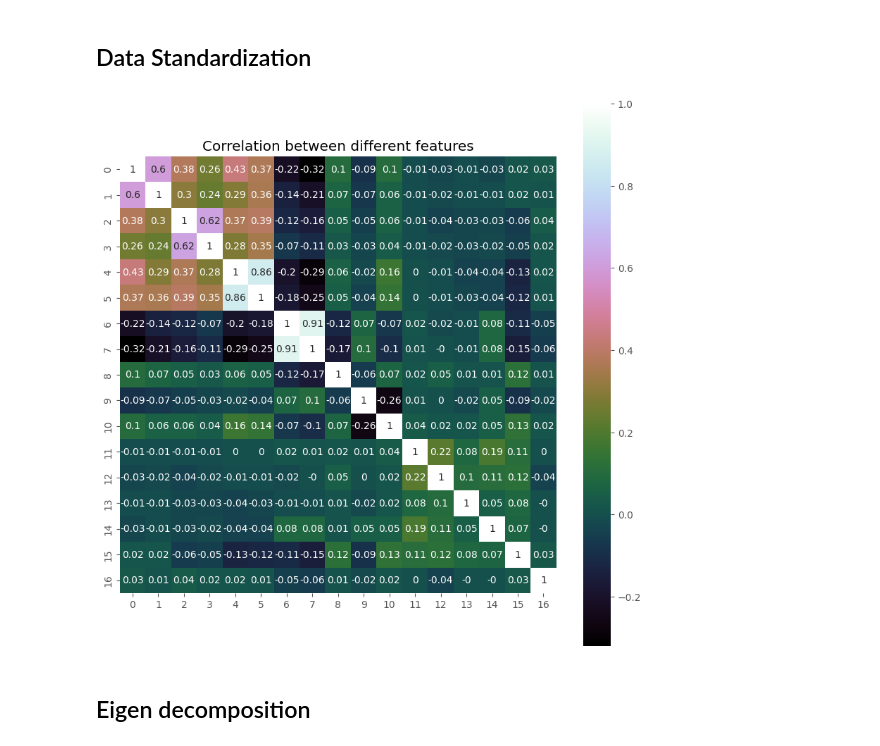
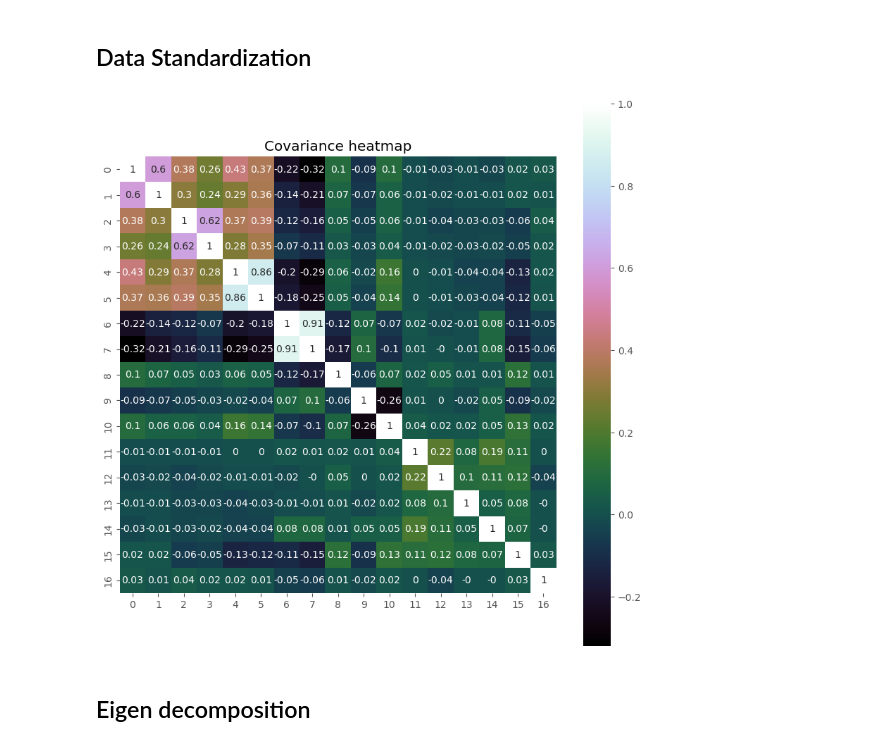
Before and after one commit to isaac-co/online-shopper-intention, a Jupyter notebook: shopper-intention.ipynb, the cells around one changed output. Drawn from its saved outputs; the diff is of its cells as text; code cells hidden in the pictures.

Commit message:
Fixed graph

```diff
--- a/shopper-intention.ipynb
+++ b/shopper-intention.ipynb
@@ -306,10 +315,10 @@ cov_mat = np.cov(X_std.T)
 # %%
 plt.figure(figsize=(10,10))
 sns.heatmap(cov_mat.round(2), vmax=1, square=True,annot=True,cmap='cubehelix')
-plt.title('Correlation between different features')
+plt.title('Covariance heatmap')
 plt.show()
 # %% [output]
-[figure, old version]
+[figure, new version]
 # %% [markdown]
 ## Eigen decomposition
 # %%
```
Also changed, not shown: parts of 12 cells of this notebook.
